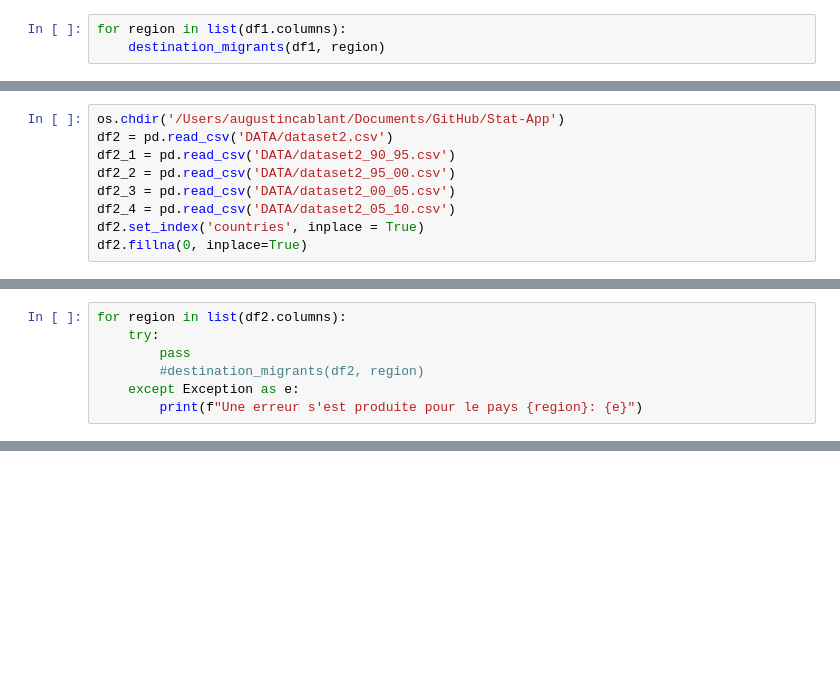
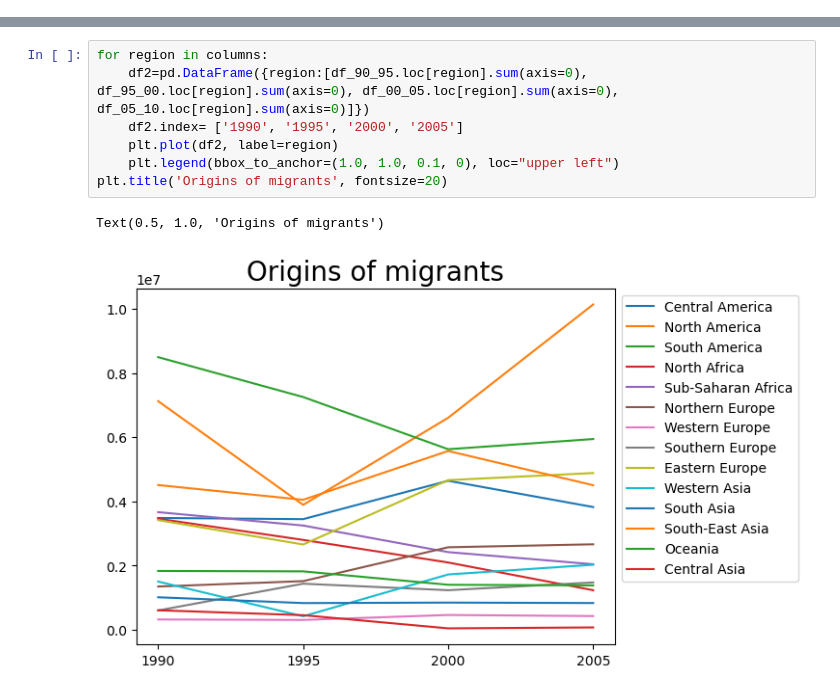
Before and after one commit to yassprogramme/Stat-App, a Jupyter notebook: codes/EDA.ipynb, the cells around one changed output, grey strips where cells are left out. Saved outputs shown, nothing was run; the diff lists cells and outputs as text; blank space fills up the shorter version.

```diff
--- a/codes/EDA.ipynb
+++ b/codes/EDA.ipynb
@@ -82,3 +43,0 @@ There is 41485600 migrations in total
-# %%
-for region in list(df1.columns):
-    destination_migrants(df1, region)
@@ -231,9 +43,0 @@ plt.show()
-# %%
-os.chdir('/Users/augustincablant/Documents/GitHub/Stat-App')
-df2 = pd.read_csv('DATA/dataset2.csv')
-df2_1 = pd.read_csv('DATA/dataset2_90_95.csv')
-df2_2 = pd.read_csv('DATA/dataset2_95_00.csv')
-df2_3 = pd.read_csv('DATA/dataset2_00_05.csv')
-df2_4 = pd.read_csv('DATA/dataset2_05_10.csv')
-df2.set_index('countries', inplace = True)
-df2.fillna(0, inplace=True)
@@ -260,7 +43,0 @@ There is 628041916 migrations in total
-# %%
-for region in list(df2.columns):
-    try:
-        pass
-        #destination_migrants(df2, region)
-    except Exception as e:
-        print(f"Une erreur s'est produite pour le pays {region}: {e}")
@@ -399,0 +60,10 @@ Les 5 principaux mouvements de population (sur des données régularisées) conc
+# %%
+for region in columns:
+    df2=pd.DataFrame({region:[df_90_95.loc[region].sum(axis=0), df_95_00.loc[region].sum(axis=0), df_00_05.loc[region].sum(axis=0), df_05_10.loc[region].sum(axis=0)]})
+    df2.index= ['1990', '1995', '2000', '2005']
+    plt.plot(df2, label=region)
+    plt.legend(bbox_to_anchor=(1.0, 1.0, 0.1, 0), loc="upper left")
+plt.title('Origins of migrants', fontsize=20)
+# %% [output]
+Text(0.5, 1.0, 'Origins of migrants')
+[figure, added]
```
Also changed, not shown: parts of 33 cells of this notebook.
